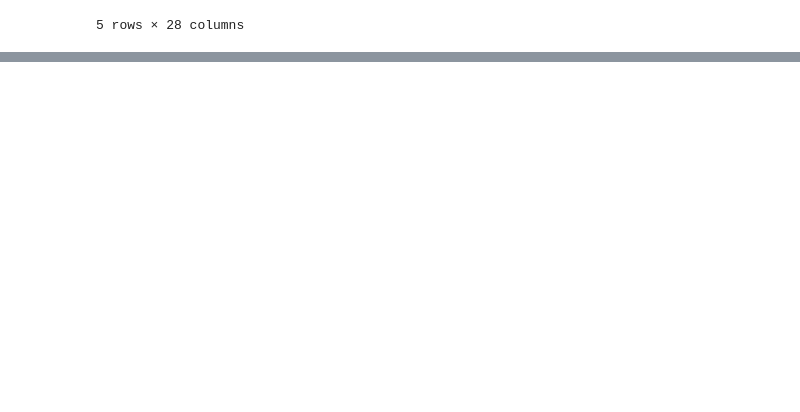
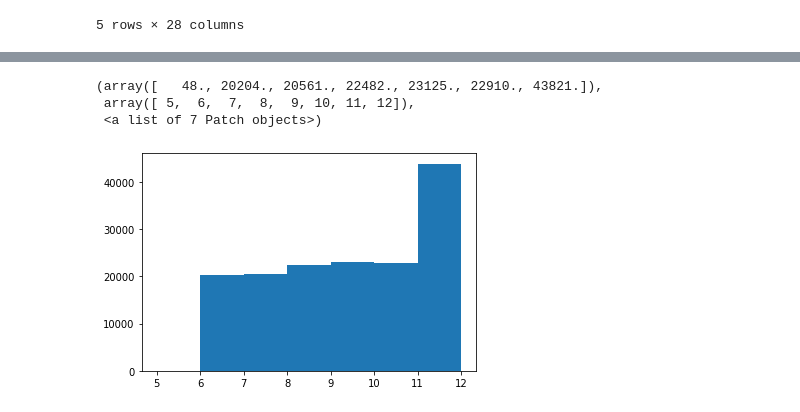
Before and after one commit to max-miller/kaggle_crue, a Jupyter notebook: bigquery-geotab-intersection-congestion/data_exploration.ipynb, the cells around one changed output, grey strips where cells are left out. Cells and saved outputs as stored; diff of their text form; code cells hidden in the pictures; blank space fills up the shorter version.

```diff
--- a/bigquery-geotab-intersection-congestion/data_exploration.ipynb
+++ b/bigquery-geotab-intersection-congestion/data_exploration.ipynb
@@ -16,0 +79,7 @@ train.head()
+# %%
+plt.hist(A_train['Month'],bins=[5,6,7,8,9,10,11,12])
+# %% [output]
+(array([   48., 20204., 20561., 22482., 23125., 22910., 43821.]),
+ array([ 5,  6,  7,  8,  9, 10, 11, 12]),
+ <a list of 7 Patch objects>)
+[figure, added]
```
Also changed, not shown: parts of 15 cells of this notebook.
